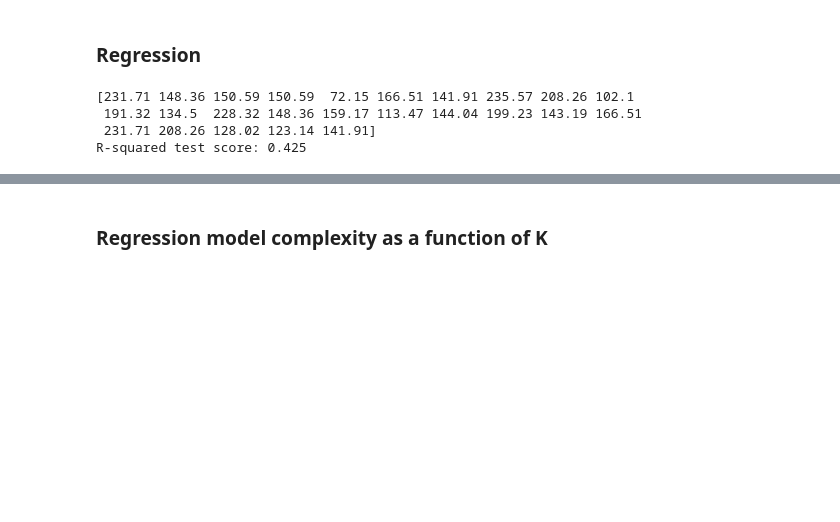
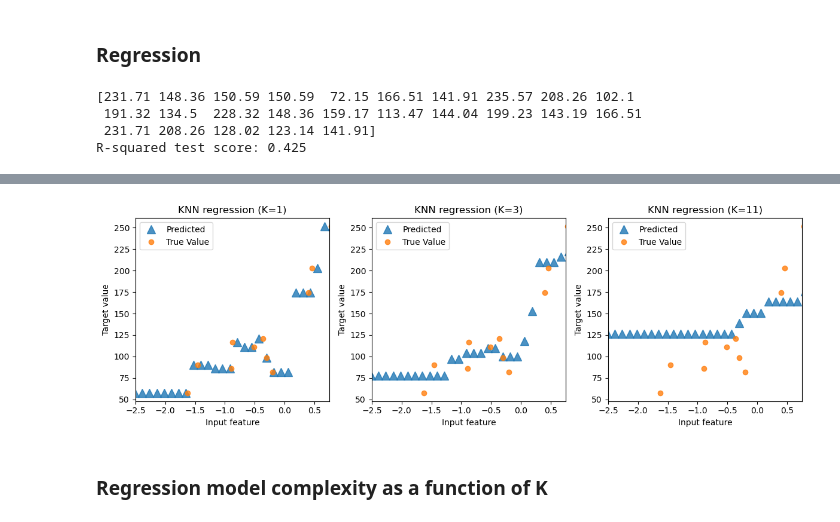
Before and after one commit to gustavobartho/Applied-Data-Science-With-Python, a Jupyter notebook: Module_03_Applied_Machine_Learning_in_Python/week-2/01_Supervised_Learning_Part_1.ipynb, the cells around one changed output, grey strips where cells are left out. Drawn from its saved outputs; the diff is of its cells as text; code cells hidden in the pictures; blank space fills up the shorter version.

```diff
--- a/Module_03_Applied_Machine_Learning_in_Python/week-2/01_Supervised_Learning_Part_1.ipynb
+++ b/Module_03_Applied_Machine_Learning_in_Python/week-2/01_Supervised_Learning_Part_1.ipynb
@@ -164,16 +155,15 @@ print('R-squared test score: {:.3f}'
  231.71 208.26 128.02 123.14 141.91]
 R-squared test score: 0.425
 # %%
-fig, subaxes = plt.subplots(1, 2, figsize=(8,4))
+fig, subaxes = plt.subplots(1, 3, figsize=(12,4))
 X_predict_input = np.linspace(-3, 3, 50).reshape(-1,1)
 X_train, X_test, y_train, y_test = train_test_split(X_R1[0::5], y_R1[0::5], random_state = 0)
 
-for thisaxis, K in zip(subaxes, [1, 3]):
+for thisaxis, K in zip(subaxes, [1, 3, 11]):
     knnreg = KNeighborsRegressor(n_neighbors = K).fit(X_train, y_train)
     y_predict_output = knnreg.predict(X_predict_input)
     thisaxis.set_xlim([-2.5, 0.75])
-    thisaxis.plot(X_predict_input, y_predict_output, '^', markersize = 10,
-                 label='Predicted', alpha=0.8)
+    thisaxis.plot(X_predict_input, y_predict_output, '^', markersize = 10, label='Predicted', alpha=0.8)
     thisaxis.plot(X_train, y_train, 'o', label='True Value', alpha=0.8)
     thisaxis.set_xlabel('Input feature')
     thisaxis.set_ylabel('Target value')
@@ -186,3 +174,4 @@ plt.tight_layout()
+[figure, added]
 # %% [markdown]
 ### Regression model complexity as a function of K
 # %%
```
Also changed, not shown: parts of 37 cells of this notebook, 2 other files.
